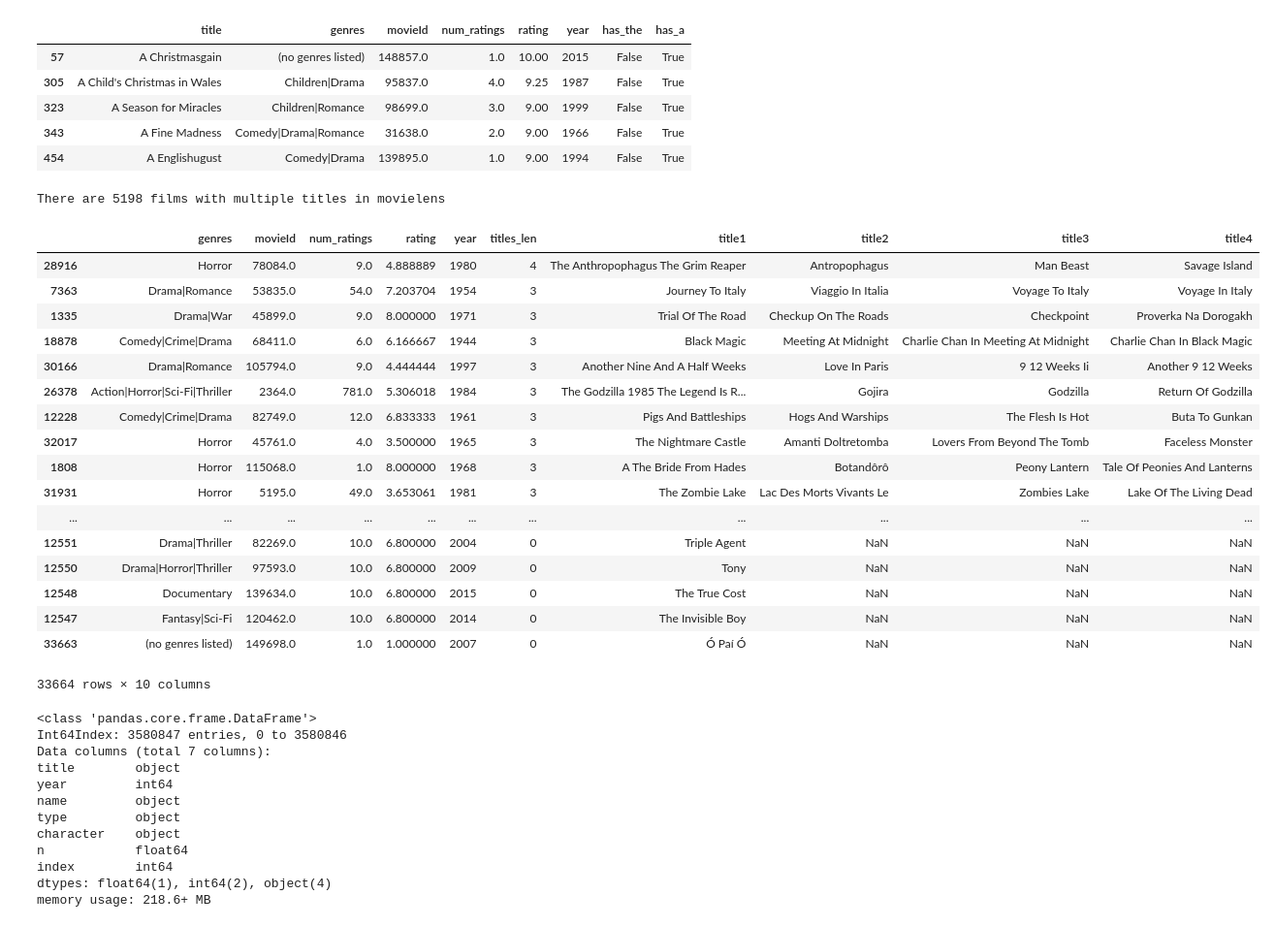
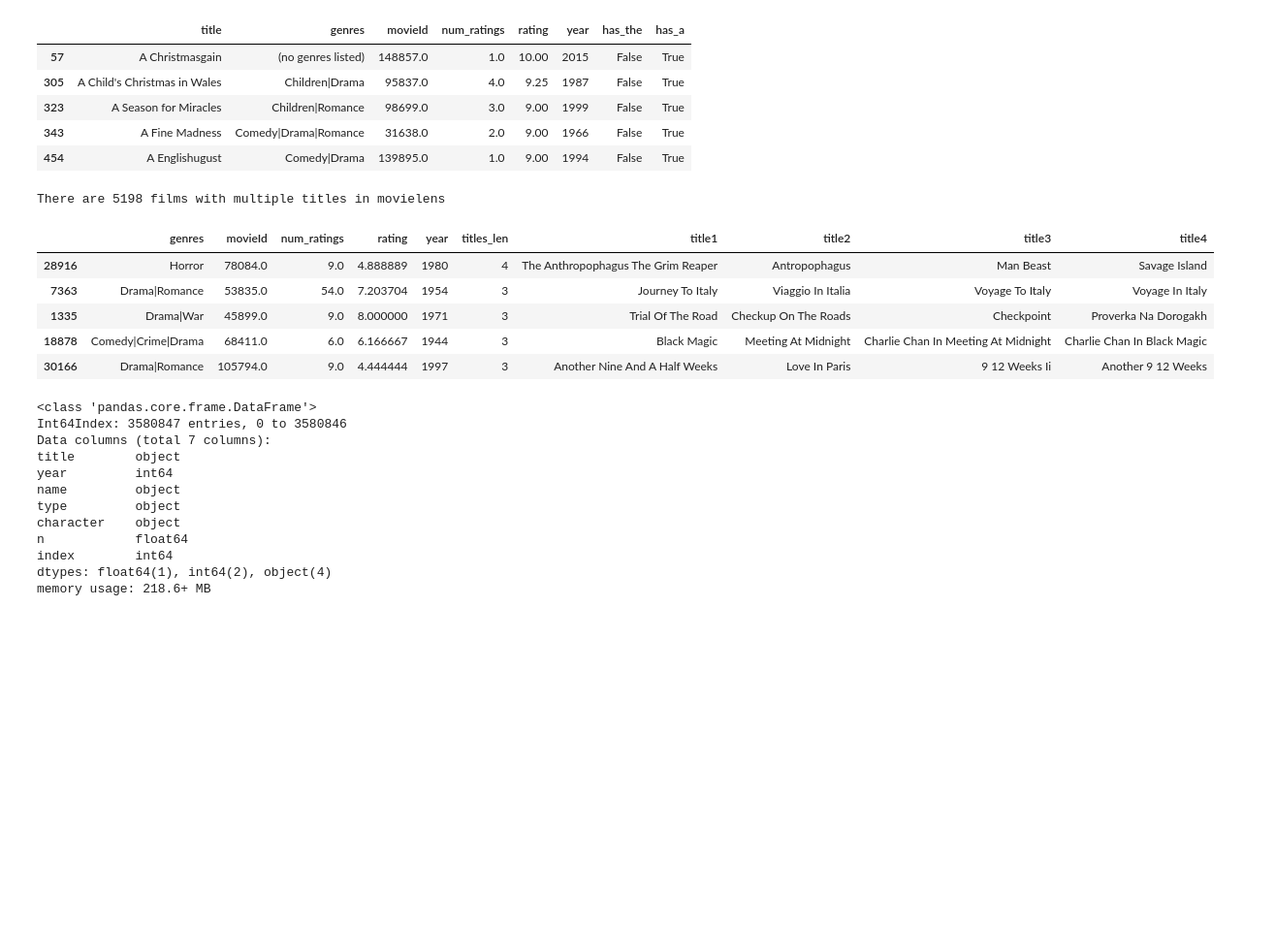
Before and after one commit to bartstonejjj/Data-Science, a Jupyter notebook: LAF/Film Recommendation Engine.ipynb, the cells around one changed output. Shown at 97% size. Drawn from its saved outputs; the diff is of its cells as text; code cells hidden in the pictures; blank space fills up the shorter version.

```diff
--- a/LAF/Film Recommendation Engine.ipynb
+++ b/LAF/Film Recommendation Engine.ipynb
@@ -164,43 +164,31 @@ df = agg_sepYr_moveThe_moveA_normed_ml.copy()
 df['title'] = df['title'].str.replace('(A.K.A. )', '') # get rid of extraneous 'A.K.A' text
 df['titles'] = df['title'].str.findall(r'\(([^()]+)\)') # regular expression to find all matches of strings inside parentheses ()
 df['titles_len'] = df['titles'].map(lambda x: len(x))
 
 #Get the first title (not in parentheses)
 df['title1'] = df['title'].str.extract(r'(\A[^()]+) \(') # regular expression to match from the start of the string to first (
 df.loc[df['title1'].isnull(), 'title1'] = df.loc[df['title1'].isnull(), 'title']
 
 # Add separate columns for each alternative title (maximum of 3 alternative titles allowed)
 # Starting from title2 to title4
 df['title2'] = pd.np.nan
 df['title3'] = pd.np.nan
 df['title4'] = pd.np.nan
 for i in range(2,5):
     df.loc[df['titles_len'] >= i - 1, 'title%s'%i] = df['titles'].map(lambda x: x[i - 2] if len(x) >= i - 1 else pd.np.nan)
 
 #Clean up dataframe by removing now extraneous columns
 df = df.drop(['title', 'titles', 'has_the', 'has_a'], axis = 1)
 
 #Save and show results
 agg_sepYr_moveThe_moveA_normed_sepTitles_ml = df
 print('There are %s films with multiple titles in movielens'%len(df[df['title2'].notnull()]))
-df.sort_values(by = 'titles_len', ascending = False)
+df.sort_values(by = 'titles_len', ascending = False).head()
 # %% [output]
 There are 5198 films with multiple titles in movielens
 |  | genres | movieId | num_ratings | rating | year | titles_len | title1 | title2 | title3 | title4 |
 | 28916 | Horror | 78084.0 | 9.0 | 4.888889 | 1980 | 4 | The Anthropophagus The Grim Reaper | Antropophagus | Man Beast | Savage Island |
 | 7363 | Drama|Romance | 53835.0 | 54.0 | 7.203704 | 1954 | 3 | Journey To Italy | Viaggio In Italia | Voyage To Italy | Voyage In Italy |
 | 1335 | Drama|War | 45899.0 | 9.0 | 8.000000 | 1971 | 3 | Trial Of The Road | Checkup On The Roads | Checkpoint | Proverka Na Dorogakh |
 | 18878 | Comedy|Crime|Drama | 68411.0 | 6.0 | 6.166667 | 1944 | 3 | Black Magic | Meeting At Midnight | Charlie Chan In Meeting At Midnight | Charlie Chan In Black Magic |
 | 30166 | Drama|Romance | 105794.0 | 9.0 | 4.444444 | 1997 | 3 | Another Nine And A Half Weeks | Love In Paris | 9 12 Weeks Ii | Another 9 12 Weeks |
-| 26378 | Action|Horror|Sci-Fi|Thriller | 2364.0 | 781.0 | 5.306018 | 1984 | 3 | The Godzilla 1985 The Legend Is R... | Gojira | Godzilla | Return Of Godzilla |
-| 12228 | Comedy|Crime|Drama | 82749.0 | 12.0 | 6.833333 | 1961 | 3 | Pigs And Battleships | Hogs And Warships | The Flesh Is Hot | Buta To Gunkan |
-| 32017 | Horror | 45761.0 | 4.0 | 3.500000 | 1965 | 3 | The Nightmare Castle | Amanti Doltretomba | Lovers From Beyond The Tomb | Faceless Monster |
-| 1808 | Horror | 115068.0 | 1.0 | 8.000000 | 1968 | 3 | A The Bride From Hades | Botandôrô | Peony Lantern | Tale Of Peonies And Lanterns |
-| 31931 | Horror | 5195.0 | 49.0 | 3.653061 | 1981 | 3 | The Zombie Lake | Lac Des Morts Vivants Le | Zombies Lake | Lake Of The Living Dead |
-| ... | ... | ... | ... | ... | ... | ... | ... | ... | ... | ... |
-| 12551 | Drama|Thriller | 82269.0 | 10.0 | 6.800000 | 2004 | 0 | Triple Agent | NaN | NaN | NaN |
-| 12550 | Drama|Horror|Thriller | 97593.0 | 10.0 | 6.800000 | 2009 | 0 | Tony | NaN | NaN | NaN |
-| 12548 | Documentary | 139634.0 | 10.0 | 6.800000 | 2015 | 0 | The True Cost | NaN | NaN | NaN |
-| 12547 | Fantasy|Sci-Fi | 120462.0 | 10.0 | 6.800000 | 2014 | 0 | The Invisible Boy | NaN | NaN | NaN |
-| 33663 | (no genres listed) | 149698.0 | 1.0 | 1.000000 | 2007 | 0 | Ó Paí Ó | NaN | NaN | NaN |
-33664 rows × 10 columns
```
Also changed, not shown: parts of 56 cells of this notebook, 1 other file.
